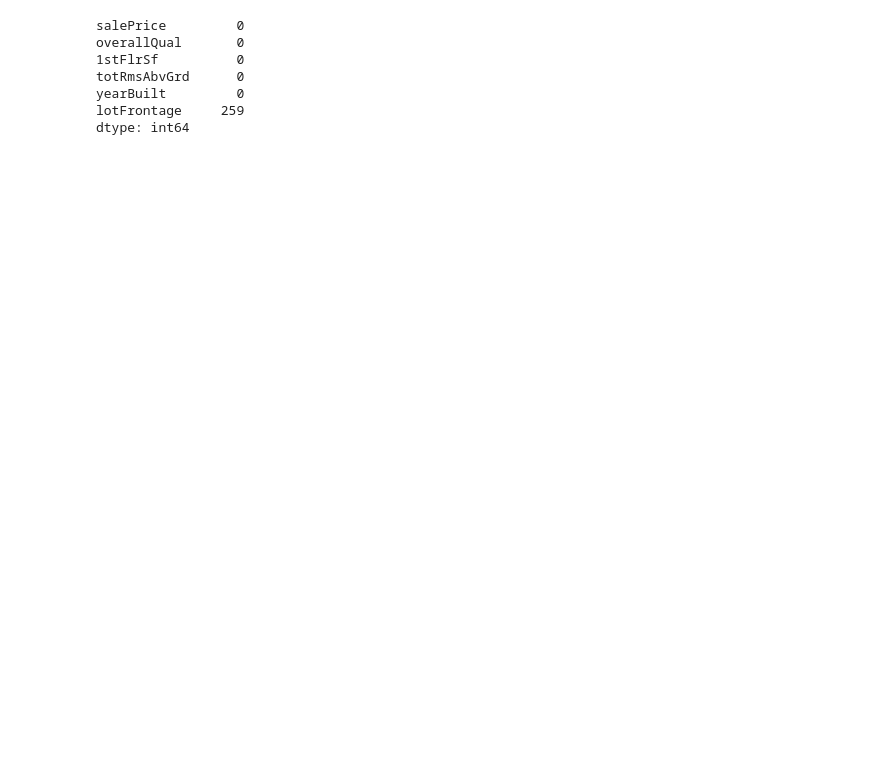
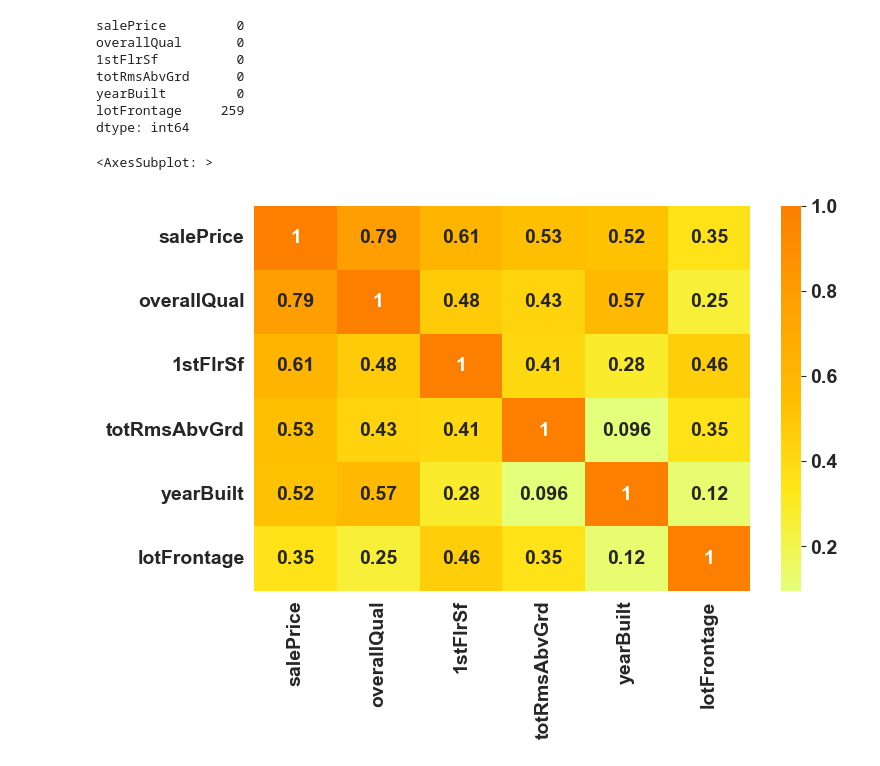
Before and after one commit to Imbravo/linearregression, a Jupyter notebook: linearregressionmodel.ipynb, the cells around one changed output. Drawn from its saved outputs; the diff is of its cells as text; code cells hidden in the pictures; blank space fills up the shorter version.

Commit message:
-Histograms -Heatmap -Color changes -Matplotlib params

```diff
--- a/linearregressionmodel.ipynb
+++ b/linearregressionmodel.ipynb
@@ -73,3 +74,9 @@ totRmsAbvGrd      0
 yearBuilt         0
 lotFrontage     259
 dtype: int64
+# %%
+corr = df.corr()
+sns.heatmap(corr, cmap='Wistia', annot=True)
+# %% [output]
+<AxesSubplot: >
+[figure, added]
```
Also changed, not shown: parts of 8 cells of this notebook.
